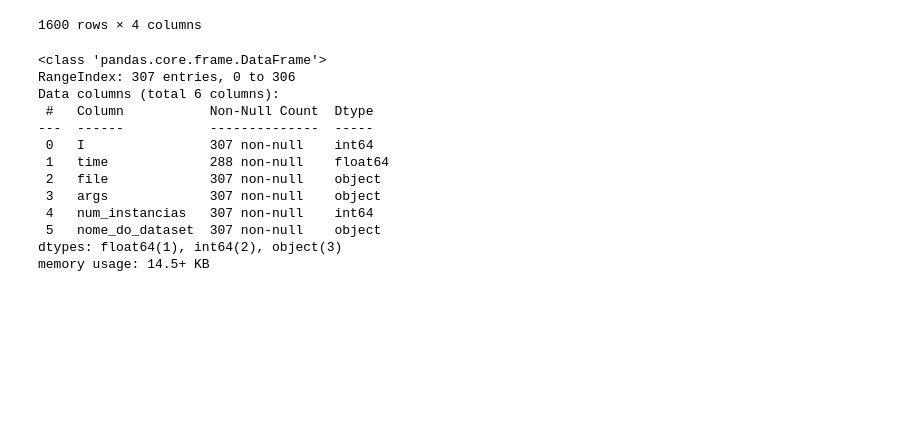
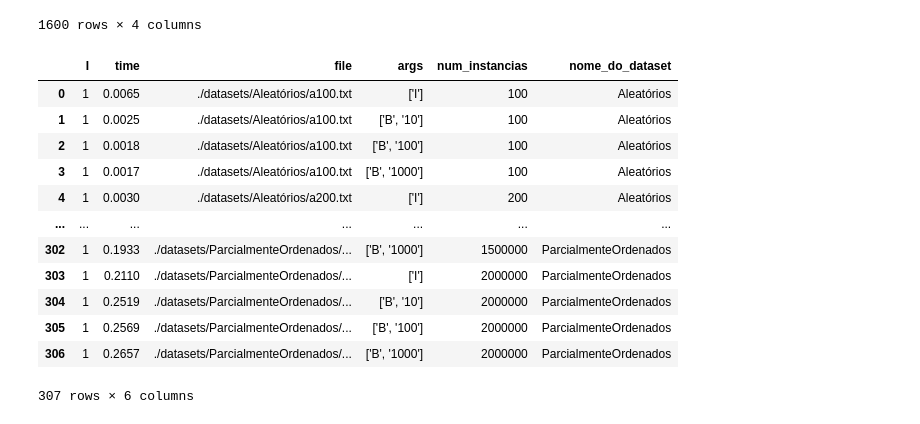
Before and after one commit to ronaldo-dck/paa-insertion, a Jupyter notebook: analise.ipynb, the cells around one changed output. Saved outputs shown, nothing was run; the diff lists cells and outputs as text; code cells hidden in the pictures; blank space fills up the shorter version.

```diff
--- a/analise.ipynb
+++ b/analise.ipynb
@@ -26,29 +26,29 @@ tempos
 # %%
 # Extraindo apenas o número de instâncias usando regex
 tempos['num_instancias'] = tempos['file'].str.extract(r'([0-9]+)\.txt')
 tempos['nome_do_dataset'] = tempos['file'].str.extract(r'./datasets/([^/]+)/')
 tempos['time'] = pd.to_numeric(tempos['time'], errors='coerce')
 tempos['num_instancias'] = pd.to_numeric(tempos['num_instancias'], errors='coerce')
 
 
 temposO0['num_instancias'] = temposO0['file'].str.extract(r'([0-9]+)\.txt')
 temposO0['nome_do_dataset'] = temposO0['file'].str.extract(r'./datasets/([^/]+)/')
 temposO0['time'] = pd.to_numeric(temposO0['time'], errors='coerce')
 temposO0['num_instancias'] = pd.to_numeric(temposO0['num_instancias'], errors='coerce')
 
 
-temposO0.info()
+temposO0
 # %% [output]
+|  | I | time | file | args | num_instancias | nome_do_dataset |
+| 0 | 1 | 0.0065 | ./datasets/Aleatórios/a100.txt | ['I'] | 100 | Aleatórios |
+| 1 | 1 | 0.0025 | ./datasets/Aleatórios/a100.txt | ['B', '10'] | 100 | Aleatórios |
+| 2 | 1 | 0.0018 | ./datasets/Aleatórios/a100.txt | ['B', '100'] | 100 | Aleatórios |
+| 3 | 1 | 0.0017 | ./datasets/Aleatórios/a100.txt | ['B', '1000'] | 100 | Aleatórios |
+| 4 | 1 | 0.0030 | ./datasets/Aleatórios/a200.txt | ['I'] | 200 | Aleatórios |
+| ... | ... | ... | ... | ... | ... | ... |
+| 302 | 1 | 0.1933 | ./datasets/ParcialmenteOrdenados/... | ['B', '1000'] | 1500000 | ParcialmenteOrdenados |
+| 303 | 1 | 0.2110 | ./datasets/ParcialmenteOrdenados/... | ['I'] | 2000000 | ParcialmenteOrdenados |
+| 304 | 1 | 0.2519 | ./datasets/ParcialmenteOrdenados/... | ['B', '10'] | 2000000 | ParcialmenteOrdenados |
+| 305 | 1 | 0.2569 | ./datasets/ParcialmenteOrdenados/... | ['B', '100'] | 2000000 | ParcialmenteOrdenados |
+| 306 | 1 | 0.2657 | ./datasets/ParcialmenteOrdenados/... | ['B', '1000'] | 2000000 | ParcialmenteOrdenados |
-<class 'pandas.core.frame.DataFrame'>
-RangeIndex: 307 entries, 0 to 306
-Data columns (total 6 columns):
- #   Column           Non-Null Count  Dtype
----  ------           --------------  -----
- 0   I                307 non-null    int64
- 1   time             288 non-null    float64
- 2   file             307 non-null    object
- 3   args             307 non-null    object
- 4   num_instancias   307 non-null    int64
- 5   nome_do_dataset  307 non-null    object
-dtypes: float64(1), int64(2), object(3)
-memory usage: 14.5+ KB
+307 rows × 6 columns
```
Also changed, not shown: parts of 5 cells of this notebook, 2 other files.
